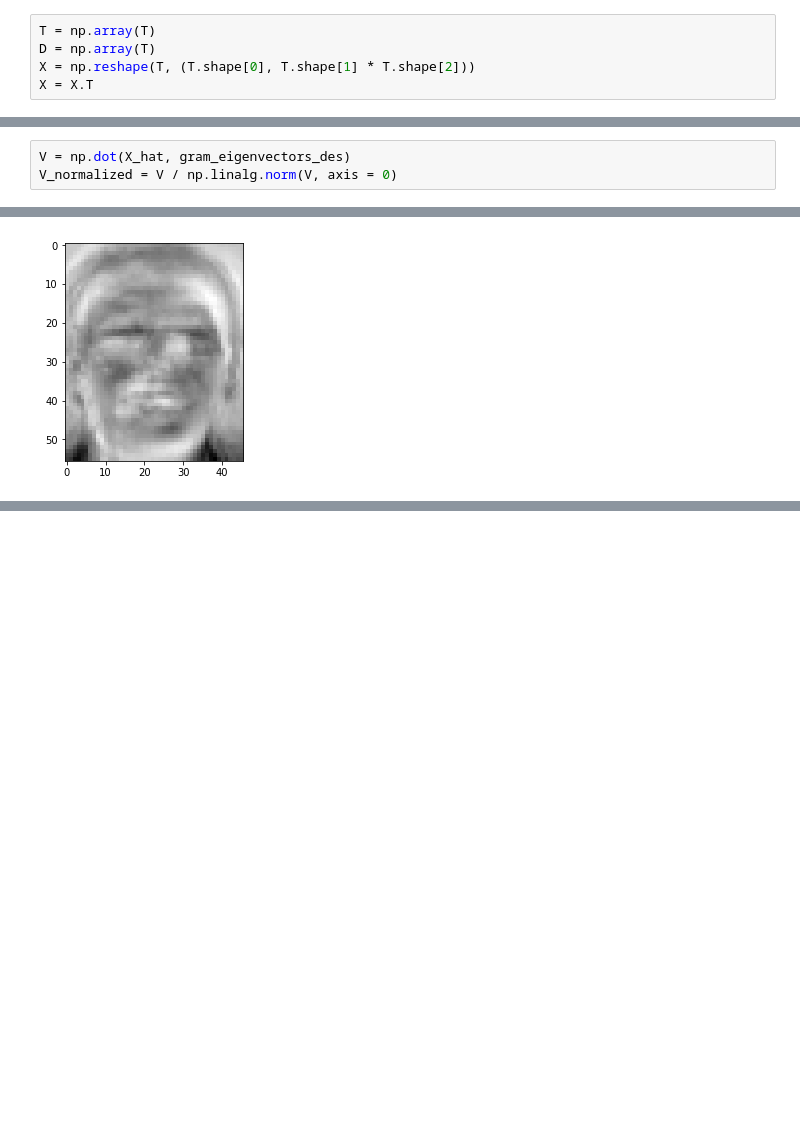
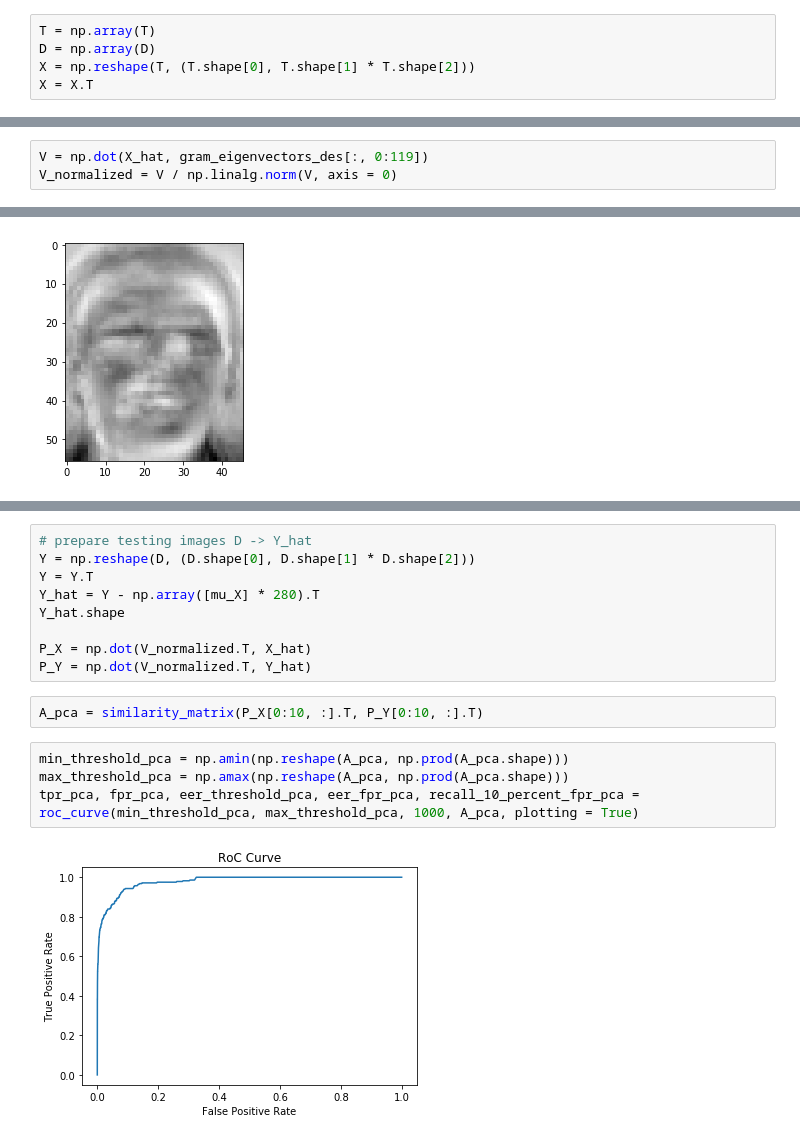
Before and after one commit to pirsquareff/fisherface, a Jupyter notebook: notebook/Face Verification.ipynb, the cells around one changed output, grey strips where cells are left out. Drawn from its saved outputs; the diff is of its cells as text; blank space fills up the shorter version.

```diff
--- a/notebook/Face Verification.ipynb
+++ b/notebook/Face Verification.ipynb
@@ -311,7 +350,7 @@ The first step of PCA is to first remove the global mean from our data. Let $\ve
 The answer is in the code cells below.
 # %%
 T = np.array(T)
-D = np.array(T)
+D = np.array(D)
 X = np.reshape(T, (T.shape[0], T.shape[1] * T.shape[2]))
 X = X.T
 # %%
@@ -425,7 +467,7 @@ print("{0:d} eigenvectors should be used in order to keep 95% of the variance in
 <font color=red>**Answer**</font><br>
 The answer is in the code cells and their output below.
 # %%
-V = np.dot(X_hat, gram_eigenvectors_des)
+V = np.dot(X_hat, gram_eigenvectors_des[:, 0:119])
 V_normalized = V / np.linalg.norm(V, axis = 0)
 # %%
 for i in range(10):
@@ -449,0 +505,17 @@ From the images above, I think the first eigenvector captures hair, and glasses.
+# %%
+# prepare testing images D -> Y_hat
+Y = np.reshape(D, (D.shape[0], D.shape[1] * D.shape[2]))
+Y = Y.T
+Y_hat = Y - np.array([mu_X] * 280).T
+Y_hat.shape
+
+P_X = np.dot(V_normalized.T, X_hat)
+P_Y = np.dot(V_normalized.T, Y_hat)
+# %%
+A_pca = similarity_matrix(P_X[0:10, :].T, P_Y[0:10, :].T)
+# %%
+min_threshold_pca = np.amin(np.reshape(A_pca, np.prod(A_pca.shape)))
+max_threshold_pca = np.amax(np.reshape(A_pca, np.prod(A_pca.shape)))
+tpr_pca, fpr_pca, eer_threshold_pca, eer_fpr_pca, recall_10_percent_fpr_pca = roc_curve(min_threshold_pca, max_threshold_pca, 1000, A_pca, plotting = True)
+# %% [output]
+[figure, added]
```
Also changed, not shown: parts of 19 cells of this notebook, 1 other file.
